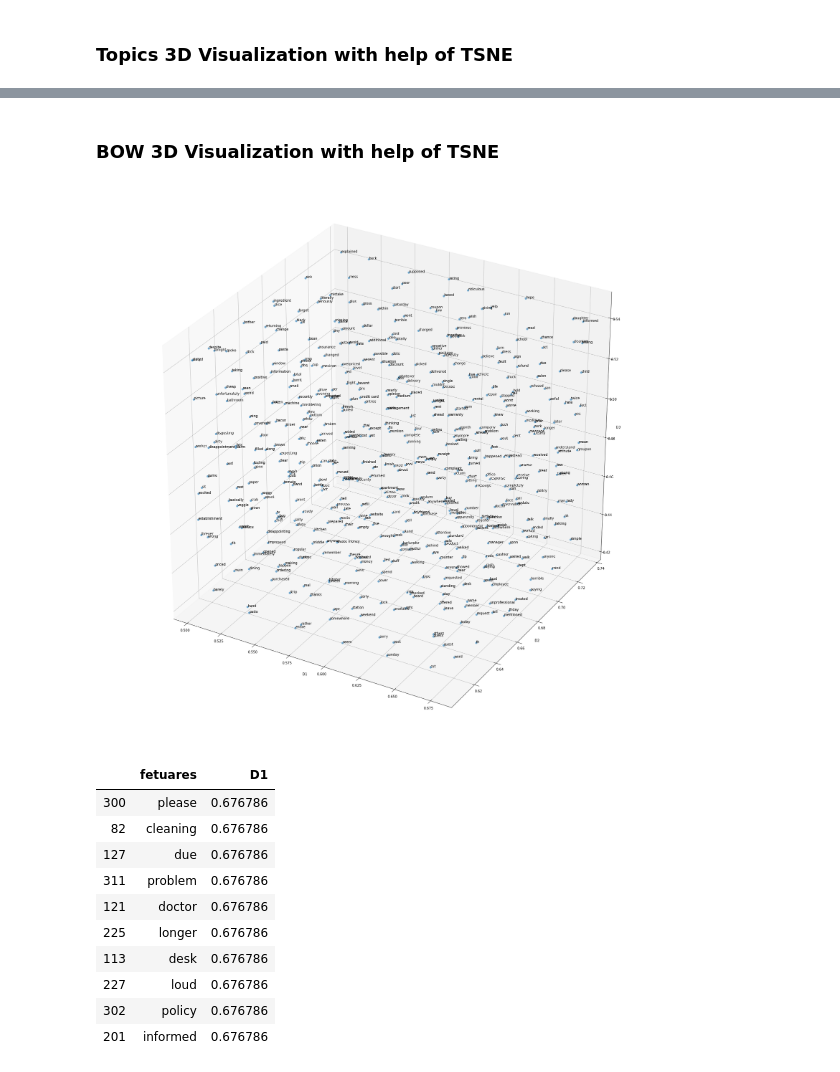
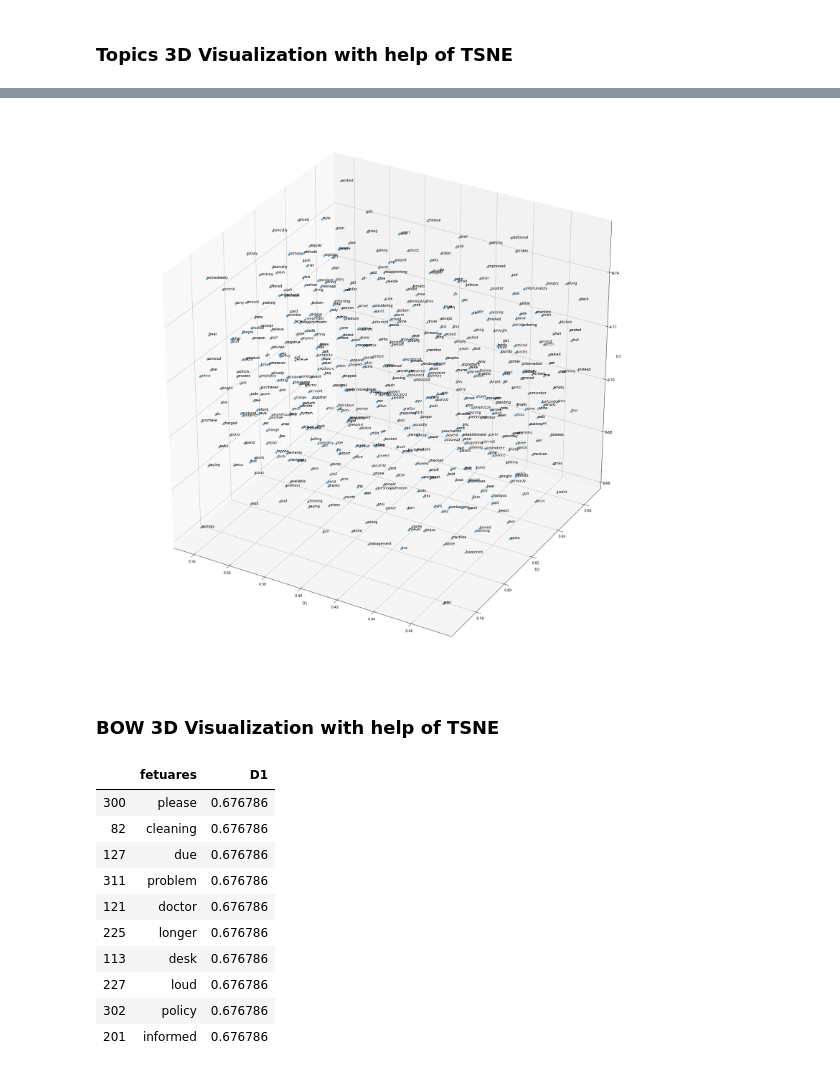
Before and after one commit to lesh3000/AI_Projects, a Jupyter notebook: aProject6.ipynb, the cells around one changed output, grey strips where cells are left out. Drawn from its saved outputs; the diff is of its cells as text; code cells hidden in the pictures.

```diff
--- a/aProject6.ipynb
+++ b/aProject6.ipynb
@@ -249,2 +262,6 @@ for  x, y, z in zip( xs, ys, zs):
+# %%
+visualize(bowtfidf.T,bowtfidf.columns)
+# %% [output]
+[figure, added]
 # %% [markdown]
 ### BOW 3D Visualization with help of TSNE
@@ -267,23 +268,3 @@ for i in dataV:
-# %%
-fig = plt.figure(figsize=(30, 30))
-ax = fig.add_subplot(111, projection='3d')
-
-xs = dataV1["D1"]
-ys = dataV1["D2"]
-zs= dataV1["D3"]
-ax.scatter(xs, ys, zs, s=50, alpha=0.6, edgecolors='w')
-
-ax.set_xlabel('D1')
-ax.set_ylabel('D2')
-ax.set_zlabel('D3')
-m=0
-for  x, y, z in zip( xs, ys, zs):
-
-    label = tfidfconverter.get_feature_names()[m]
-    ax.text(x, y, z,label)
-    m=m+1
-# %% [output]
-[figure, removed]
 # %%
 dataV1['fetuares']=tfidfconverter.get_feature_names()
 dataV1[['fetuares',"D1"]].sort_values(by="D1",ascending=False)[:10]
```
Also changed, not shown: parts of 40 cells of this notebook.
